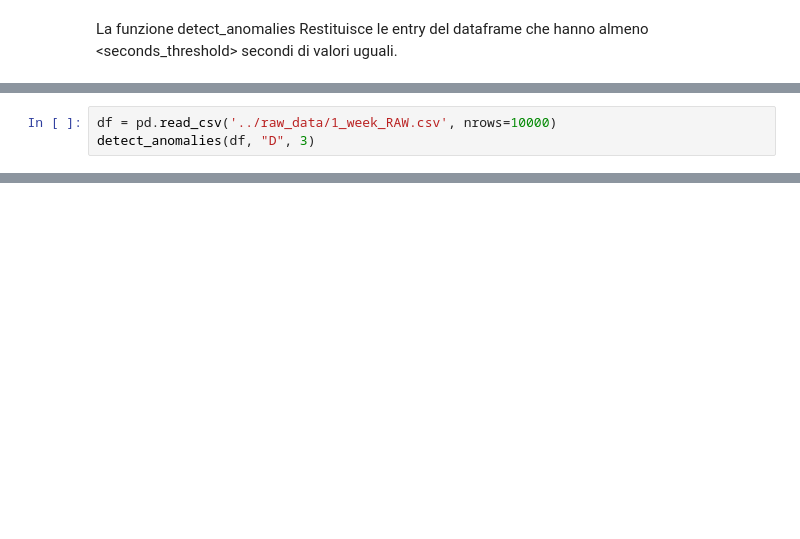
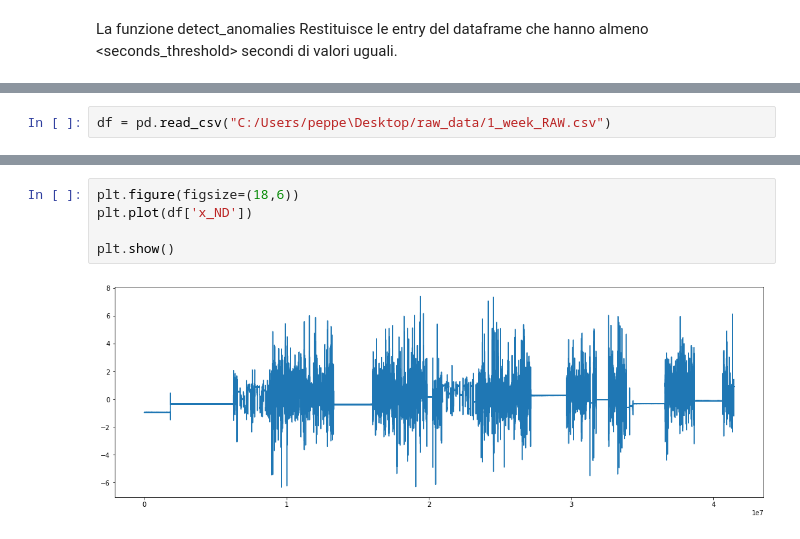
Before and after one commit to KamerC1/Smart_Application_Bio, a Jupyter notebook: notebooks/Anomaly detection.ipynb, the cells around one changed output, grey strips where cells are left out. Drawn from its saved outputs; the diff is of its cells as text; blank space fills up the shorter version.

```diff
--- a/notebooks/Anomaly detection.ipynb
+++ b/notebooks/Anomaly detection.ipynb
@@ -19,5 +21,4 @@ def detect_anomalies(accelerometer_df: pd.DataFrame, hand_type: str, seconds_thr
     anomaly_rows = accelerometer_df[anomalies.any(axis=1)]
     return anomaly_rows
 # %%
-df = pd.read_csv('../raw_data/1_week_RAW.csv', nrows=10000)
-detect_anomalies(df, "D", 3)
+df = pd.read_csv("C:/Users/peppe\Desktop/raw_data/1_week_RAW.csv")
@@ -30,0 +53,7 @@ detect_anomalies(df, "D", 3)
+# %%
+plt.figure(figsize=(18,6))
+plt.plot(df['x_ND'])
+
+plt.show()
+# %% [output]
+[figure, added]
```
Also changed, not shown: parts of 14 cells of this notebook, 1 other file.
